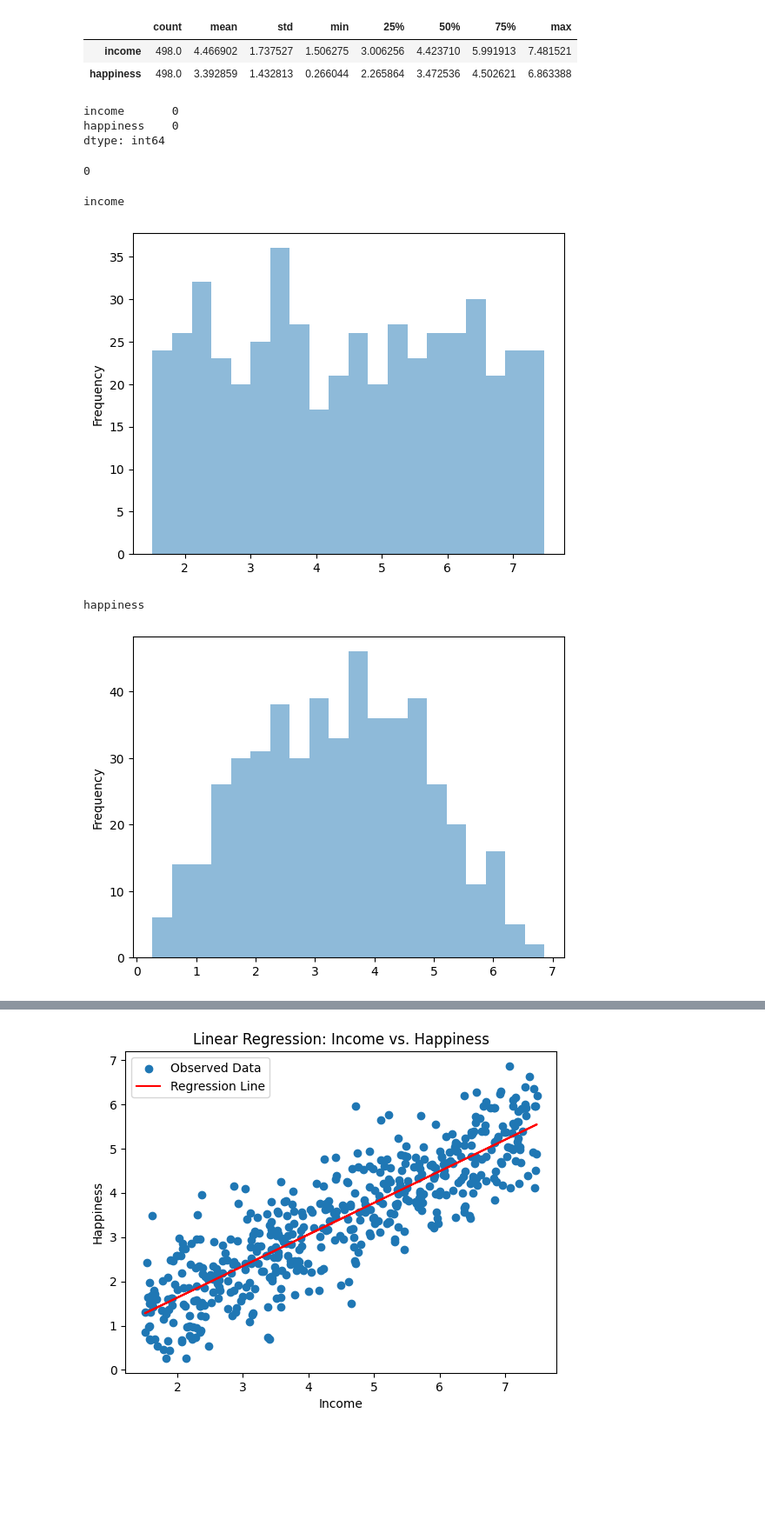
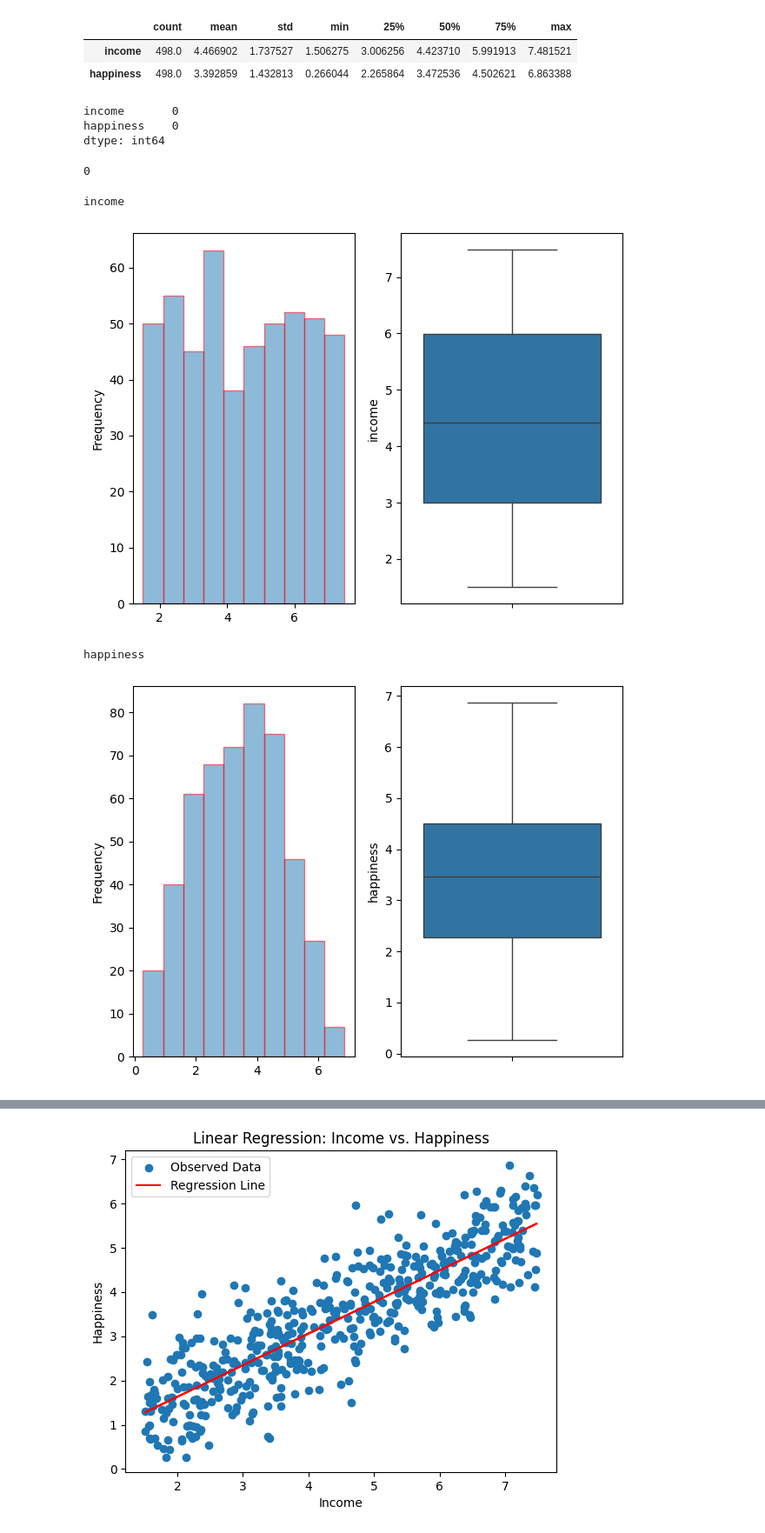
Before and after one commit to 1sumer/Python, a Jupyter notebook: Regression/linear_Multi.ipynb, the cells around one changed output, grey strips where cells are left out. Shown at 87% size. Saved outputs shown, nothing was run; the diff lists cells and outputs as text; code cells hidden in the pictures; blank space fills up the shorter version.

```diff
--- a/Regression/linear_Multi.ipynb
+++ b/Regression/linear_Multi.ipynb
@@ -41,4 +58,4 @@ data.columns
 # %% [output]
 Index(['Unnamed: 0', 'income', 'happiness'], dtype='object')
 # %%
-data = data.drop(['Unnamed: 0'], axis=1)
+data.drop(['Unnamed: 0'], axis=1, inplace=True)
@@ -60,12 +87,15 @@ data.describe().T
 |  | count | mean | std | min | 25% | 50% | 75% | max |
 | income | 498.0 | 4.466902 | 1.737527 | 1.506275 | 3.006256 | 4.423710 | 5.991913 | 7.481521 |
 | happiness | 498.0 | 3.392859 | 1.432813 | 0.266044 | 2.265864 | 3.472536 | 4.502621 | 6.863388 |
-# %%
-data.isnull().sum()
-# %% [output]
-income       0
-happiness    0
-dtype: int64
+# %%
+data.isnull().sum()
+# data.isna().sum()
+# data.notnull().sum()
+# data.notna().sum()
+# %% [output]
+income       0
+happiness    0
+dtype: int64
 # %%
 data.duplicated().sum()
 # %% [output]
@@ -73,15 +103,20 @@ data.duplicated().sum()
 # %%
 for col in data.columns:
     print(col)
-    plt.subplot(1,1,1)
-    data[col].hist(bins=20, alpha=0.5, grid=False)
+    plt.subplot(1,2,1)
+    data[col].hist(bins=10, alpha=0.5, grid=False, edgecolor='red')
     plt.ylabel('Frequency')
+
+    plt.subplot(1,2,2)
+    sns.boxplot(y=data[col])
+
+    plt.tight_layout()
     plt.show()
 # %% [output]
 income
-[figure, old version]
+[figure, new version]
 happiness
-[figure, old version]
+[figure, new version]
 # %%
 # Assuming you have a DataFrame named 'data' with columns 'income' and 'happiness'
 X = data['income']
```
Also changed, not shown: parts of 9 cells of this notebook, 2 other files.
